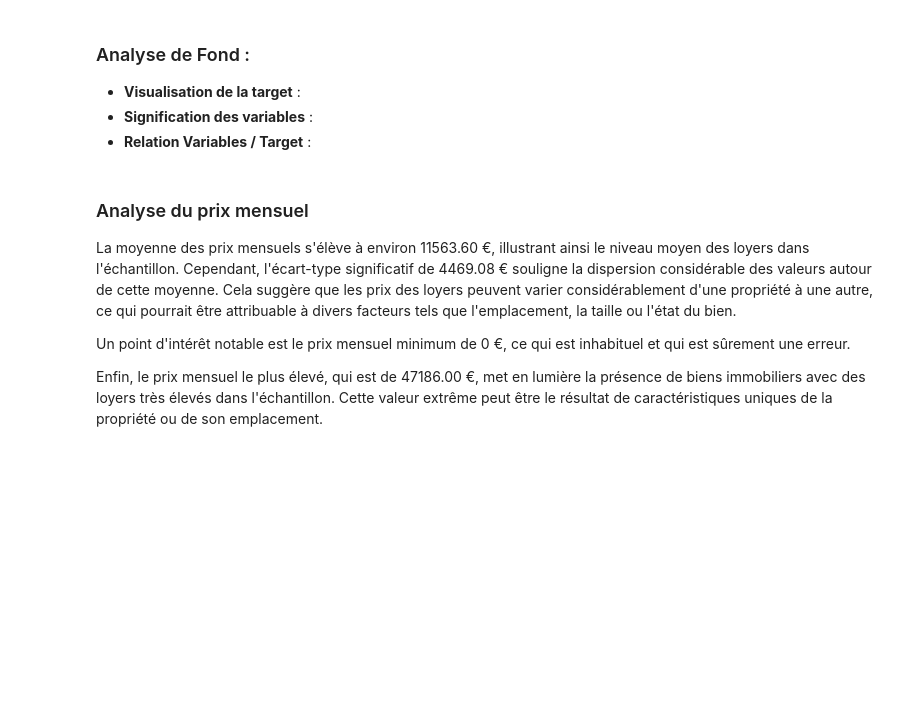
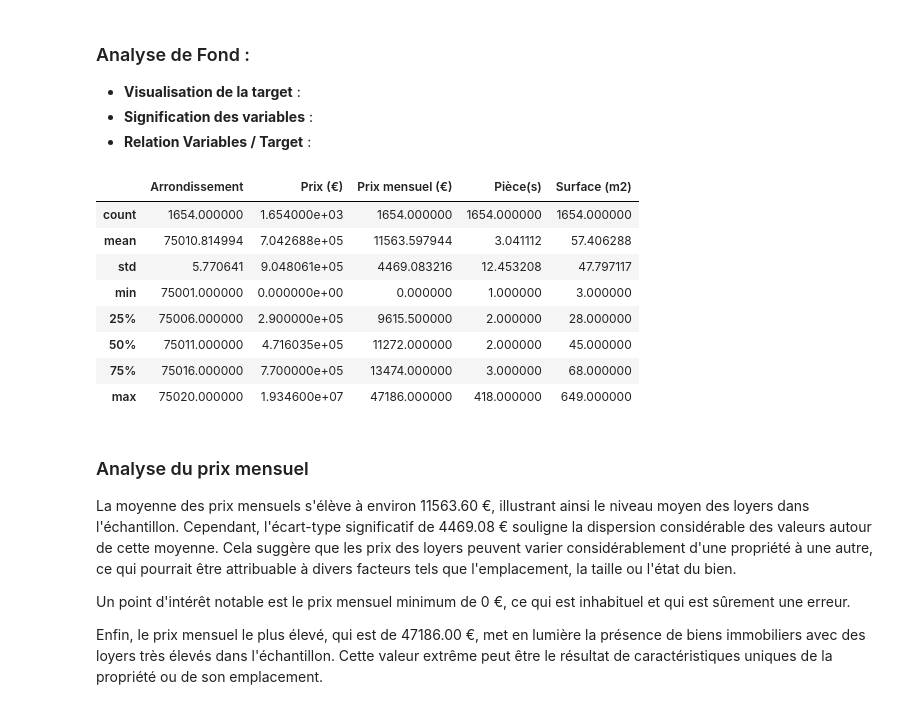
Before and after one commit to Zhuanu/Projet-DALAS, a Jupyter notebook: eda.ipynb, the cells around one changed output. Drawn from its saved outputs; the diff is of its cells as text; code cells hidden in the pictures; blank space fills up the shorter version.

Commit message:
Ajout de describe

```diff
--- a/eda.ipynb
+++ b/eda.ipynb
@@ -182,6 +182,22 @@ sns.pairplot(new_df, hue='Cluster')
 - **Visualisation de la target** :
 - **Signification des variables** :
 - **Relation Variables / Target** :
+# %%
+numerical_df = df.select_dtypes(include=['int64', 'float64'])
+# numerical_df = numerical_df.drop(columns=['Arrondissement'])
+# numerical_df = numerical_df.drop(columns=['Prix (€)'])
+
+numerical_df.describe(include='all')
+# %% [output]
+|  | Arrondissement | Prix (€) | Prix mensuel (€) | Pièce(s) | Surface (m2) |
+| count | 1654.000000 | 1.654000e+03 | 1654.000000 | 1654.000000 | 1654.000000 |
+| mean | 75010.814994 | 7.042688e+05 | 11563.597944 | 3.041112 | 57.406288 |
+| std | 5.770641 | 9.048061e+05 | 4469.083216 | 12.453208 | 47.797117 |
+| min | 75001.000000 | 0.000000e+00 | 0.000000 | 1.000000 | 3.000000 |
+| 25% | 75006.000000 | 2.900000e+05 | 9615.500000 | 2.000000 | 28.000000 |
+| 50% | 75011.000000 | 4.716035e+05 | 11272.000000 | 2.000000 | 45.000000 |
+| 75% | 75016.000000 | 7.700000e+05 | 13474.000000 | 3.000000 | 68.000000 |
+| max | 75020.000000 | 1.934600e+07 | 47186.000000 | 418.000000 | 649.000000 |
 # %% [markdown]
 ### Analyse du prix mensuel
 
```
